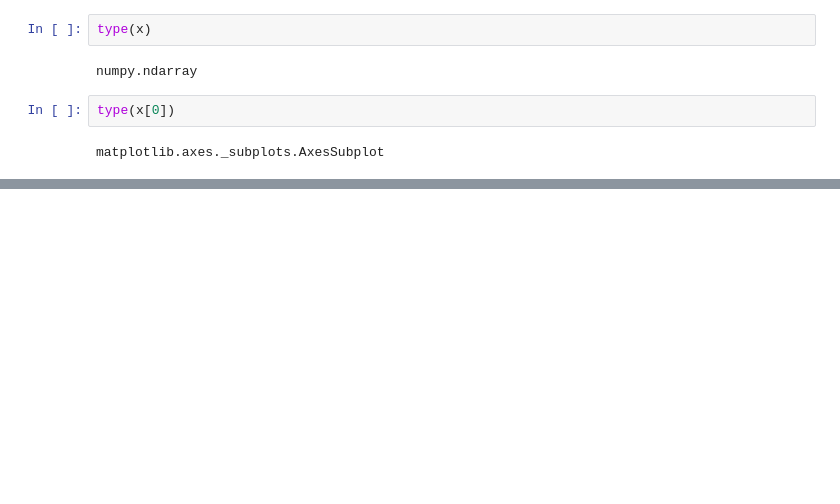
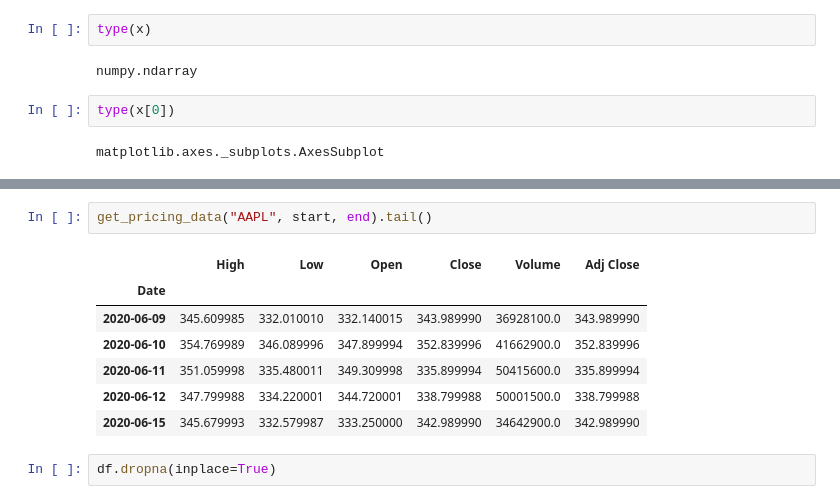
Before and after one commit to simongarisch/streamlit_asset_returns, a Jupyter notebook: notes/Charts.ipynb, the cells around one changed output, grey strips where cells are left out. Cells and saved outputs as stored; diff of their text form; blank space fills up the shorter version.

```diff
--- a/notes/Charts.ipynb
+++ b/notes/Charts.ipynb
@@ -354,0 +387,12 @@ matplotlib.axes._subplots.AxesSubplot
+# %%
+get_pricing_data("AAPL", start, end).tail()
+# %% [output]
+|  | High | Low | Open | Close | Volume | Adj Close |
+| Date |  |  |  |  |  |  |
+| 2020-06-09 | 345.609985 | 332.010010 | 332.140015 | 343.989990 | 36928100.0 | 343.989990 |
+| 2020-06-10 | 354.769989 | 346.089996 | 347.899994 | 352.839996 | 41662900.0 | 352.839996 |
+| 2020-06-11 | 351.059998 | 335.480011 | 349.309998 | 335.899994 | 50415600.0 | 335.899994 |
+| 2020-06-12 | 347.799988 | 334.220001 | 344.720001 | 338.799988 | 50001500.0 | 338.799988 |
+| 2020-06-15 | 345.679993 | 332.579987 | 333.250000 | 342.989990 | 34642900.0 | 342.989990 |
+# %%
+df.dropna(inplace=True)
```
Also changed, not shown: parts of 6 cells of this notebook, 3 other files.
